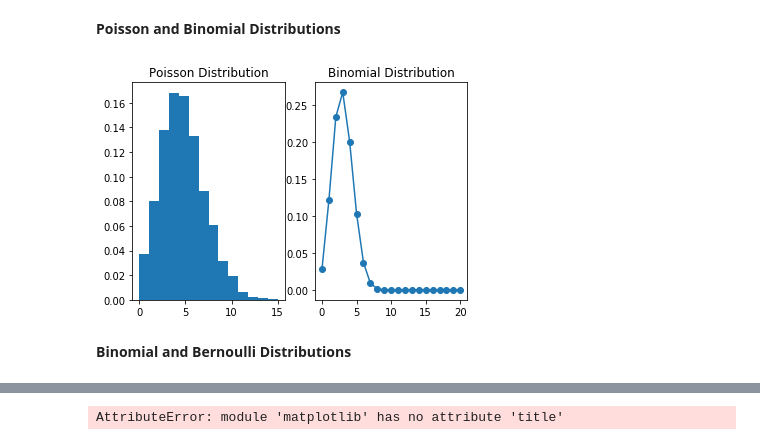
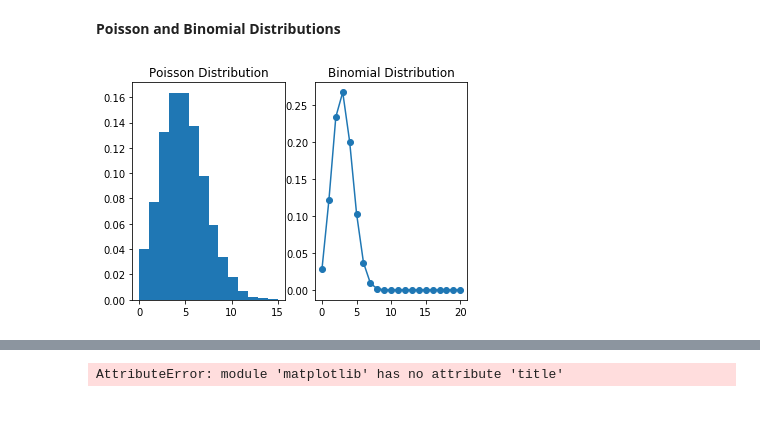
Before and after one commit to fionanealon/numpy-random, a Jupyter notebook: numpy-random.ipynb, the cells around one changed output, grey strips where cells are left out. Drawn from its saved outputs; the diff is of its cells as text; code cells hidden in the pictures; blank space fills up the shorter version.

```diff
--- a/numpy-random.ipynb
+++ b/numpy-random.ipynb
@@ -227,27 +289,24 @@ plt.show()
 # %%
 import numpy as np
 import scipy, scipy.stats as stats
 import matplotlib.pyplot as plt
 import pylab
 
 plt.subplot(1, 2, 1)
 samples = np.random.poisson(5, 10000)
-count, bins, ignored = plt.hist(s, 14, density=True)
+count, bins, ignored = plt.hist(samples, 14, density=True)
 plt.title("Poisson Distribution")
 
 
 plt.subplot(1, 2, 2)
 n = 10
 p = 0.3
 k = np.arange(0,21)
 binomial = stats.binom.pmf(k, n, p)
-
 pylab.plot(k, binomial, 'o-')
 plt.title("Binomial Distribution")
 
 
 plt.show()
 # %% [output]
-[figure, old version]
+[figure, new version]
-# %% [markdown]
-**Binomial and Bernoulli Distributions**
```
Also changed, not shown: parts of 48 cells of this notebook.
